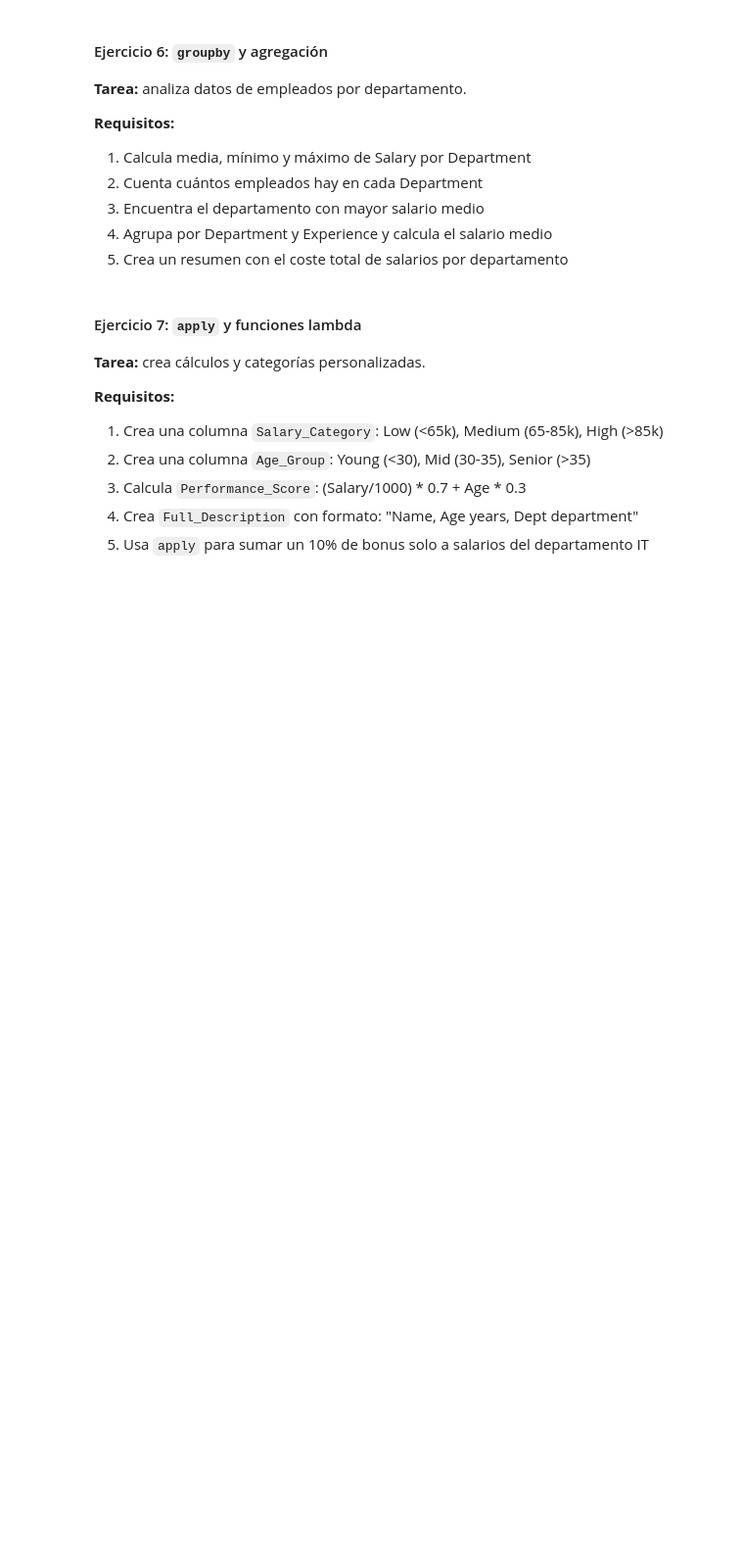
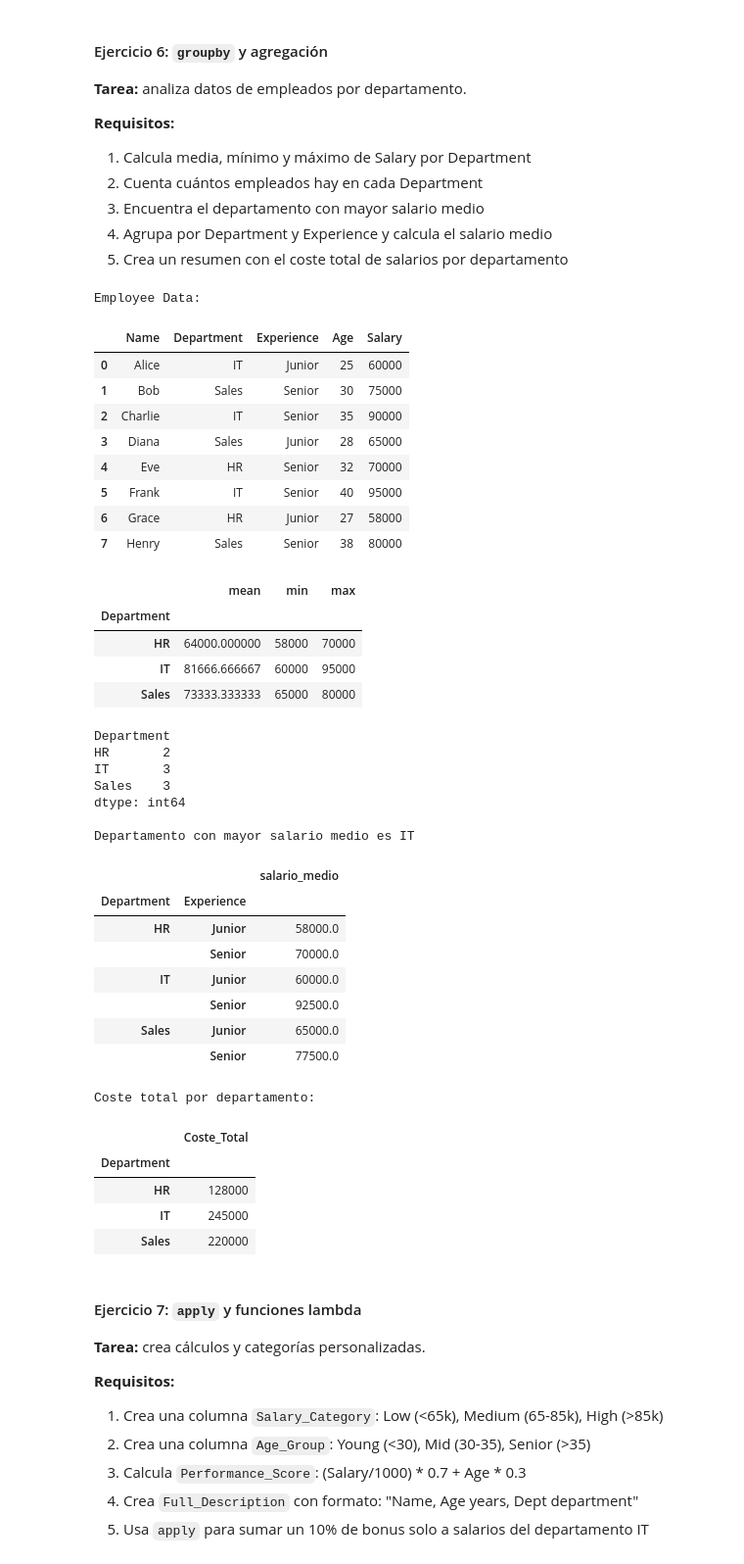
Before and after one commit to xFloki/Challenges_TheBridge, a Jupyter notebook: 02_Herramientas_Avanzadas/Sprint_03/Unidad_02_Pandas_lectura_escritura_ficheros/04_Practica_Obligatoria/Practica_Obligatoria_Pandas.ipynb, the cells around one changed output. Shown at 98% size. Cells and saved outputs as stored; diff of their text form; code cells hidden in the pictures; blank space fills up the shorter version.

Commit message:
(wip) practica obligatora Spring_03 Unidad_02 (Pandas)
Ejercicio 6: `groupby` y agregación

```diff
--- a/02_Herramientas_Avanzadas/Sprint_03/Unidad_02_Pandas_lectura_escritura_ficheros/04_Practica_Obligatoria/Practica_Obligatoria_Pandas.ipynb
+++ b/02_Herramientas_Avanzadas/Sprint_03/Unidad_02_Pandas_lectura_escritura_ficheros/04_Practica_Obligatoria/Practica_Obligatoria_Pandas.ipynb
@@ -341,17 +341,66 @@ El porcentaje de campos nulos antes de limpiar era
 # %%
 # Ejercicio 6: datos de ejemplo
 employees_full = pd.DataFrame({
     'Name': ['Alice', 'Bob', 'Charlie', 'Diana', 'Eve', 'Frank', 'Grace', 'Henry'],
     'Department': ['IT', 'Sales', 'IT', 'Sales', 'HR', 'IT', 'HR', 'Sales'],
     'Experience': ['Junior', 'Senior', 'Senior', 'Junior', 'Senior', 'Senior', 'Junior', 'Senior'],
     'Age': [25, 30, 35, 28, 32, 40, 27, 38],
     'Salary': [60000, 75000, 90000, 65000, 70000, 95000, 58000, 80000]
 })
 
 print("Employee Data:")
-print(employees_full)
+display(employees_full)
 
 # TODO: Perform group by operations and analysis
+# 1. Calcula media, mínimo y máximo de Salary por Department
+display(employees_full.groupby('Department')['Salary'].agg(['mean', 'min', 'max']))
+# 2. Cuenta cuántos empleados hay en cada Department
+print(employees_full.groupby('Department').size())
+# 3. Encuentra el departamento con mayor salario medio
+top_department = employees_full.groupby('Department')['Salary'].mean().idxmax()
+print(f'\nDepartamento con mayor salario medio es {top_department}')
+# 4. Agrupa por Department y Experience y calcula el salario medio
+display(employees_full.groupby(['Department', 'Experience']).agg(salario_medio=('Salary', 'mean')))
+# 5. Crea un resumen con el coste total de salarios por departamento
+print(f'\nCoste total por departamento:')
+display(employees_full.groupby('Department').agg(Coste_Total=('Salary', 'sum')))
+# %% [output]
+Employee Data:
+|  | Name | Department | Experience | Age | Salary |
+| 0 | Alice | IT | Junior | 25 | 60000 |
+| 1 | Bob | Sales | Senior | 30 | 75000 |
+| 2 | Charlie | IT | Senior | 35 | 90000 |
+| 3 | Diana | Sales | Junior | 28 | 65000 |
+| 4 | Eve | HR | Senior | 32 | 70000 |
+| 5 | Frank | IT | Senior | 40 | 95000 |
+| 6 | Grace | HR | Junior | 27 | 58000 |
+| 7 | Henry | Sales | Senior | 38 | 80000 |
+|  | mean | min | max |
+| Department |  |  |  |
+| HR | 64000.000000 | 58000 | 70000 |
+| IT | 81666.666667 | 60000 | 95000 |
+| Sales | 73333.333333 | 65000 | 80000 |
+Department
+HR       2
+IT       3
+Sales    3
+dtype: int64
+
+Departamento con mayor salario medio es IT
+|  |  | salario_medio |
+| Department | Experience |  |
+| HR | Junior | 58000.0 |
+|  | Senior | 70000.0 |
+| IT | Junior | 60000.0 |
+|  | Senior | 92500.0 |
+| Sales | Junior | 65000.0 |
+|  | Senior | 77500.0 |
+Coste total por departamento:
+|  | Coste_Total |
+| Department |  |
+| HR | 128000 |
+| IT | 245000 |
+| Sales | 220000 |
 # %% [markdown]
 #### Ejercicio 7: `apply` y funciones lambda
 
```
